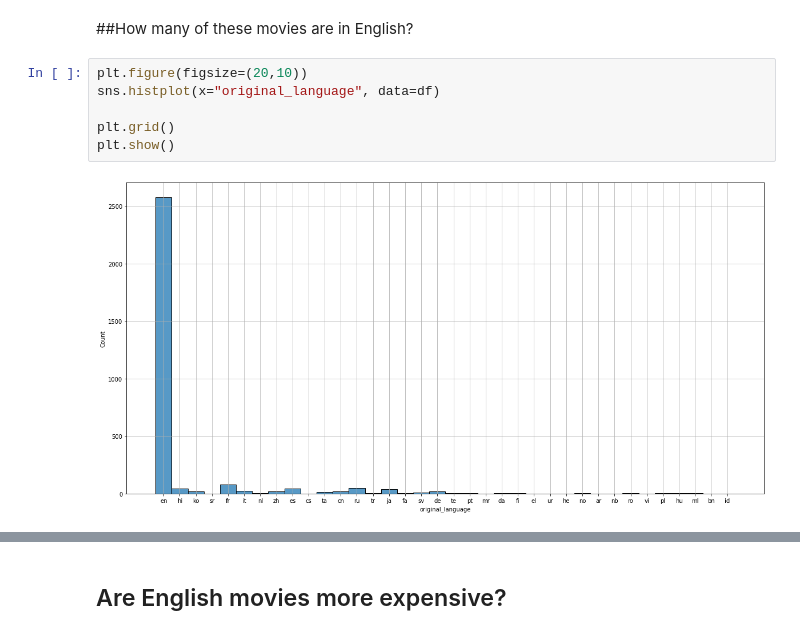
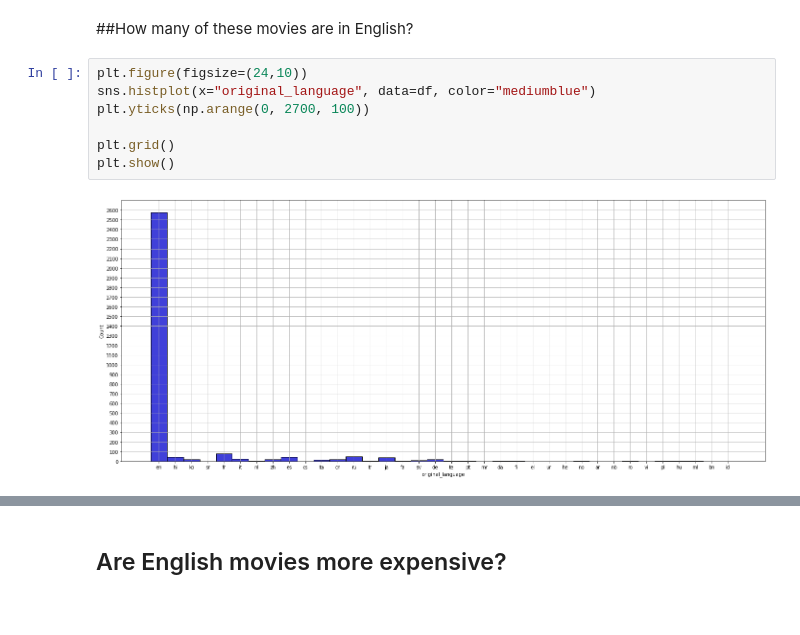
Before and after one commit to SamaSamrin/TMDB-Data-Visualization, a Jupyter notebook: TMDB_Box_Office_Analysis.ipynb, the cells around one changed output, grey strips where cells are left out. Drawn from its saved outputs; the diff is of its cells as text.

```diff
--- a/TMDB_Box_Office_Analysis.ipynb
+++ b/TMDB_Box_Office_Analysis.ipynb
@@ -91,10 +91,11 @@ display(df_first10)
 # %% [markdown]
 ##How many of these movies are in English?
 # %%
-plt.figure(figsize=(20,10))
-sns.histplot(x="original_language", data=df)
+plt.figure(figsize=(24,10))
+sns.histplot(x="original_language", data=df, color="mediumblue")
+plt.yticks(np.arange(0, 2700, 100))
 
 plt.grid()
 plt.show()
 # %% [output]
-[figure, old version]
+[figure, new version]
```
Also changed, not shown: parts of 3 cells of this notebook.
